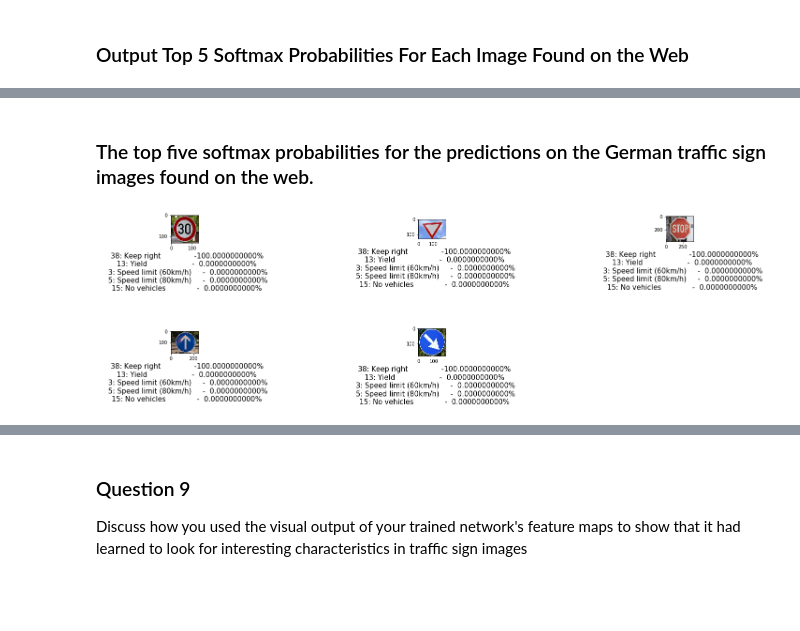
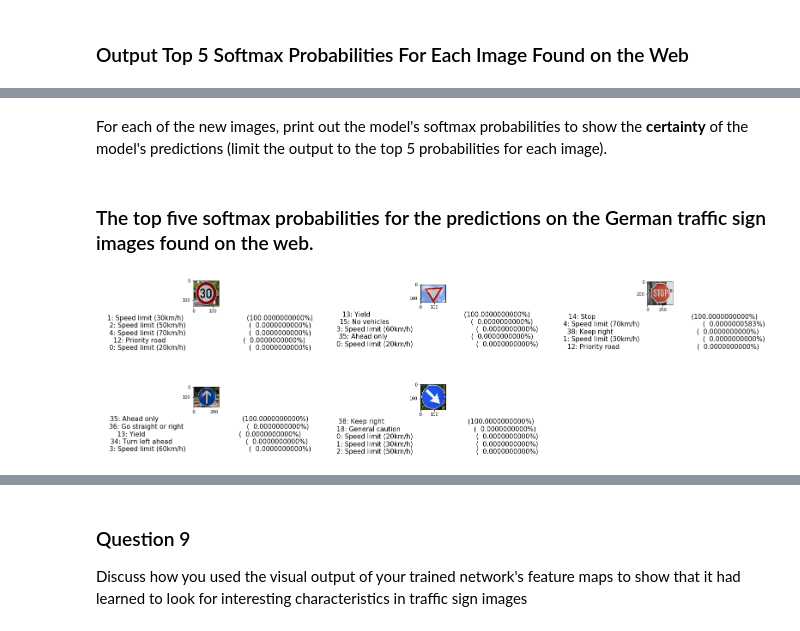
Before and after one commit to Adal-Glez/traffic_classifier, a Jupyter notebook: Traffic_Sign_Classifier.ipynb, the cells around one changed output, grey strips where cells are left out. Drawn from its saved outputs; the diff is of its cells as text; code cells hidden in the pictures; blank space fills up the shorter version.

```diff
--- a/Traffic_Sign_Classifier.ipynb
+++ b/Traffic_Sign_Classifier.ipynb
@@ -268,7 +256,7 @@ def LeNet(x, dropout):
     #Layer 1: Convolutional. Input = 32x32x3. Output = 28x28x6.
     conv1_W = tf.Variable(tf.truncated_normal(shape=(5, 5, C, 6), mean = mu, stddev = sigma))
     conv1_b = tf.Variable(tf.zeros(6))
-    conv1   = tf.nn.conv2d(x, conv1_W, strides=[1, 1, 1, 1], padding='VALID') + conv1_b
+    conv1   = tf.nn.conv2d(x, conv1_W, strides=[1, 1, 1, 1], padding='VALID', name='Conv_1') + conv1_b
 
     #Activation.
     conv1 = tf.nn.relu(conv1)
@@ -279,10 +267,10 @@ def LeNet(x, dropout):
     #Layer 2: Convolutional. Output = 10x10x16.
     conv2_W = tf.Variable(tf.truncated_normal(shape=(5, 5, 6, 16), mean = mu, stddev = sigma))
     conv2_b = tf.Variable(tf.zeros(16))
-    conv2   = tf.nn.conv2d(conv1, conv2_W, strides=[1, 1, 1, 1], padding='VALID') + conv2_b
+    conv2   = tf.nn.conv2d(conv1, conv2_W, strides=[1, 1, 1, 1], padding='VALID', name='Conv_2') + conv2_b
 
     #Activation relu
-    conv2 = tf.nn.relu(conv2)
+    conv2 = tf.nn.relu(conv2,name='Activ_1')
 
     #Pooling. Input = 10x10x16. Output = 5x5x16.
     conv2 = tf.nn.max_pool(conv2, ksize=[1, 2, 2, 1], strides=[1, 2, 2, 1], padding='VALID')
@@ -296,7 +284,7 @@ def LeNet(x, dropout):
     fc1   = tf.matmul(fc0, fc1_W) + fc1_b
 
     #Activation relu
-    fc1    = tf.nn.relu(fc1)
+    fc1    = tf.nn.relu(fc1,name='Activ_2')
 
     #Layer 4: Fully Connected. Input = 120. Output = 84.
     fc2_W  = tf.Variable(tf.truncated_normal(shape=(120, 84), mean = mu, stddev = sigma))
@@ -337,7 +325,8 @@ training_operation = optimizer.minimize(loss_operation)
 correct_prediction = tf.equal(tf.argmax(logits, 1), tf.argmax(one_hot_y, 1))
 accuracy_operation = tf.reduce_mean(tf.cast(correct_prediction, tf.float32))
 saver = tf.train.Saver()
-
+accu = dict()
+loss = dict()
 def evaluate(X_data, y_data, prob):
     num_examples = len(X_data)
     total_accuracy = 0
@@ -349,7 +338,6 @@ def evaluate(X_data, y_data, prob):
     return total_accuracy / num_examples
 # %%
 #Train the model
-accu = dict()
 
 with tf.Session() as sess:
     sess.run(tf.global_variables_initializer())
@@ -364,9 +352,13 @@ with tf.Session() as sess:
             batch_x, batch_y = X_train[offset:end], y_train[offset:end]
             sess.run(training_operation, feed_dict={x: batch_x, y: batch_y, keep_prob : dropout })
 
+        #Calculate the cost
+        current_loss = sess.run(loss_operation,feed_dict={x: batch_x, y: batch_y, keep_prob : dropout})
+
+        loss[i] = current_loss
         validation_accuracy = evaluate(X_validation, y_validation, 1.0)
         accu[i] = validation_accuracy
-        print('Epoch: {:<4} Valid Accuracy: {:<5.3} '.format(i+1,validation_accuracy))
+        print('Epoch: {:<4} Valid Accuracy: {:<5.3} Loss: {:<8.3} '.format(i+1,validation_accuracy,current_loss))
 
     saver.save(sess, save_file)
     print("Model saved")
@@ -519,3 +477,5 @@ Looking just at the first row we get `[ 0.34763842,  0.24879643,  0.12789202]`,
+# %% [markdown]
+For each of the new images, print out the model's softmax probabilities to show the **certainty** of the model's predictions (limit the output to the top 5 probabilities for each image).
 # %% [markdown]
 ### The top five softmax probabilities for the predictions on the German traffic sign images found on the web.
 # %%
@@ -527,24 +487,23 @@ top_K = tf.nn.top_k(soft,5)
 with tf.Session() as sess:
     saver.restore(sess,  tf.train.latest_checkpoint('.'))
     res = sess.run(correct_prediction, feed_dict={x : new_X_gray, y : new_X_gray_labels, keep_prob : 1.0})
-    top_prob, top_pred = sess.run(top_K, feed_dict={x : new_X_gray, y : new_X_gray_labels, keep_prob : 1.0})
+    probs, preds = sess.run(top_K, feed_dict={x : new_X_gray, y : new_X_gray_labels, keep_prob : 1.0})
     test_accuracy = evaluate(new_X_gray,  new_X_gray_labels, 1.0)
 # %%
 pylab.rcParams['figure.figsize'] = (20, 20)
 for i, image in enumerate(extra_images):
     plt.subplot(5,3,i+1)
     img=plt.imread(image)
     plt.subplots_adjust(hspace=1, wspace=8)
     plt.imshow(img)
     legend=[]
-    for  pred, prob in zip(preds.astype(int), probs):
-        sign_name = label_names.SignName[pred]
-        leg=('{:>5}: {:<25}-{:>14.10f}% '.format( pred, sign_name,prob*100.0 ))
-
+    for  prd, prb in zip(preds[i].astype(int), probs[i]):
+        sign_name = label_names.SignName[prd]
+        leg=('{:>5}: {:<50} ({:>14.10f}%)'.format(prd, sign_name, prb*100.0))
         legend.append(leg)
     str1 = '\n'.join(legend)
     plt.xlabel(str1,fontsize=15)
 
 plt.show()
 # %% [output]
-[figure, old version]
+[figure, new version]
```
Also changed, not shown: parts of 27 cells of this notebook.
